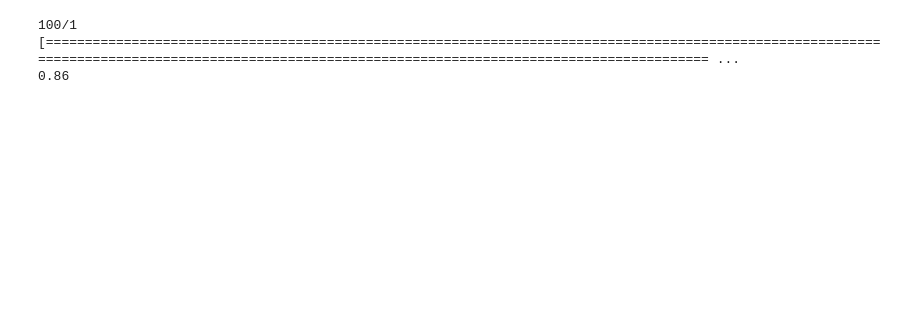
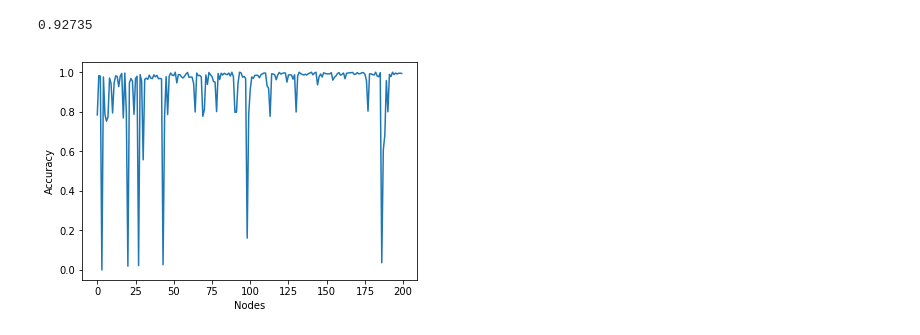
Before and after one commit to K7S3/Megathon, a Jupyter notebook: model.ipynb, the cells around one changed output. Drawn from its saved outputs; the diff is of its cells as text; code cells hidden in the pictures; blank space fills up the shorter version.

```diff
--- a/model.ipynb
+++ b/model.ipynb
@@ -28,7 +28,7 @@ for k in range(1000):
 depth.append(np.random.normal(mu_depth, sigma_depth, 1000))
 # depth.append(temp2)
 
-for i in range(500):
+for i in range(1000):
     delta.append(np.random.normal(mu_delta, sigma_delta, 1000))
     temp = []
     temp2 = []
@@ -58,7 +58,7 @@ for i in range(500):
 
 depth2 = []
 depth3 = []
-for i in range(1,501):
+for i in range(1,1001):
     depth2.append(np.array(depth[i]))
     depth3.append(depth[i])
     # print(count)
@@ -198,7 +198,7 @@ None
 # print(np.asarray(delttrain).shape)
 accuracies = []
 
-for i in range(1000):
+for i in range(200):
     deep_model.fit([np.asarray(delttrain[i*1000:(i+1)*1000]), np.asarray(depttrain[i*1000:(i+1)*1000])], np.asarray(labelstrain[i*1000:(i+1)*1000]), epochs=2)
     test_loss, test_acc = deep_model.evaluate([np.asarray(delttest[i*1000:(i+1)*1000]), np.asarray(depttest[i*1000:(i+1)*1000])], np.asarray(labelstest[i*1000:(i+1)*1000]))
     accuracies.append(test_acc)
@@ -225,6 +225,10 @@ Epoch 2/2
-# %%
-
-print(accuracies)
-# %% [output]
-100/1 [================================================================================================================================================================================================= ...
-0.86
+# %%
+
+print(np.mean(accuracies))
+plt.plot(range(0,200),accuracies)
+plt.xlabel("Nodes")
+plt.ylabel("Accuracy")
+plt.show()
+# %% [output]
+0.92735
+[figure, added]
```
Also changed, not shown: parts of 5 cells of this notebook.
